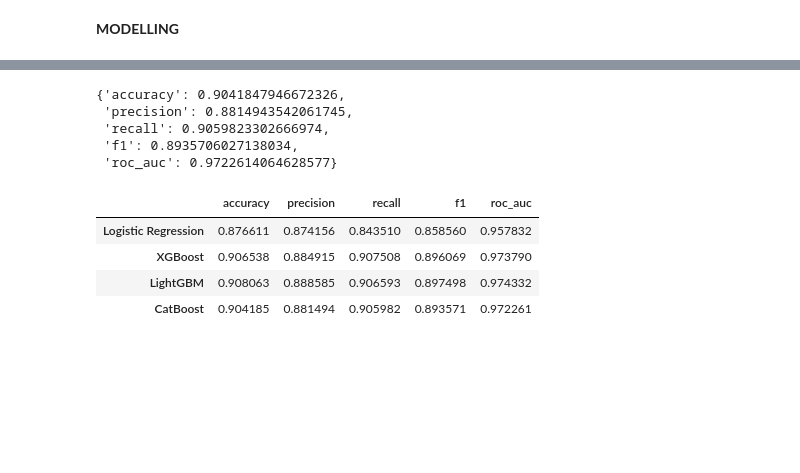
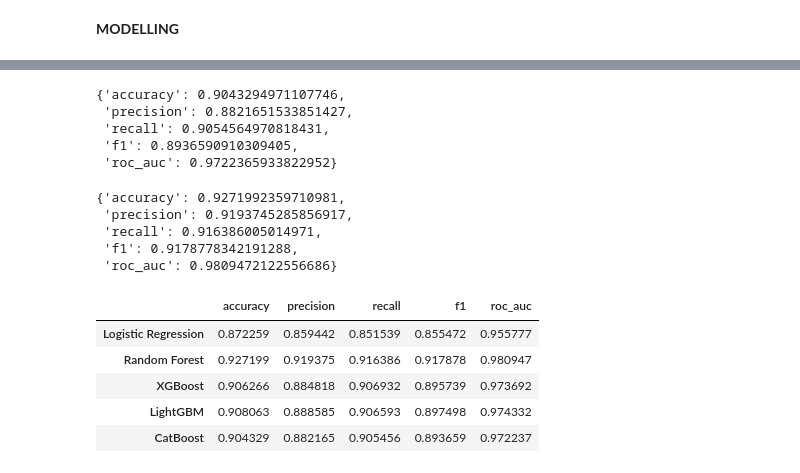
Before and after one commit to NafisNaufal/phishing-url-detection, a Jupyter notebook: week3.ipynb, the cells around one changed output, grey strips where cells are left out. Saved outputs shown, nothing was run; the diff lists cells and outputs as text; code cells hidden in the pictures; blank space fills up the shorter version.

```diff
--- a/week3.ipynb
+++ b/week3.ipynb
@@ -299,8 +333,8 @@ logreg_model = LogisticRegression(
 
 logreg_results = evaluate_model(
     logreg_model,
-    X_train,
-    X_test,
+    X_train_linear,
+    X_test_linear,
     y_train,
     y_test
 )
@@ -352,13 +388,14 @@ lgb_model = LGBMClassifier(
     subsample=0.8,
     colsample_bytree=0.8,
 
-    random_state=42
-)
+    random_state=42,
+    n_jobs=-1
+ )
 
 lgb_results = evaluate_model(
     lgb_model,
-    X_train,
-    X_test,
+    X_train_tree,
+    X_test_tree,
     y_train,
     y_test
 )
@@ -386,38 +423,66 @@ cat_model = CatBoostClassifier(
     learning_rate=0.05,
 
     random_state=42,
-    verbose=0
-)
+    verbose=0,
+    thread_count=-1
+ )
 
 cat_results = evaluate_model(
     cat_model,
-    X_train,
-    X_test,
+    X_train_tree,
+    X_test_tree,
     y_train,
     y_test
 )
 
 cat_results
 # %% [output]
-{'accuracy': 0.9041847946672326,
- 'precision': 0.8814943542061745,
- 'recall': 0.9059823302666974,
- 'f1': 0.8935706027138034,
- 'roc_auc': 0.9722614064628577}
+{'accuracy': 0.9043294971107746,
+ 'precision': 0.8821651533851427,
+ 'recall': 0.9054564970818431,
+ 'f1': 0.8936590910309405,
+ 'roc_auc': 0.9722365933822952}
+# %%
+rf_model = RandomForestClassifier(
+    n_estimators=300,
+    max_depth=None,
+    min_samples_split=2,
+    min_samples_leaf=1,
+    random_state=42,
+    n_jobs=-1
+ )
+
+rf_results = evaluate_model(
+    rf_model,
+    X_train_tree,
+    X_test_tree,
+    y_train,
+    y_test
+)
+
+rf_results
+# %% [output]
+{'accuracy': 0.9271992359710981,
+ 'precision': 0.9193745285856917,
+ 'recall': 0.916386005014971,
+ 'f1': 0.9178778342191288,
+ 'roc_auc': 0.9809472122556686}
 # %%
 results_df = pd.DataFrame({
 
     "Logistic Regression": logreg_results,
+    "Random Forest": rf_results,
     "XGBoost": xgb_results,
     "LightGBM": lgb_results,
     "CatBoost": cat_results
 
 }).T
 
 results_df
 # %% [output]
 |  | accuracy | precision | recall | f1 | roc_auc |
-| Logistic Regression | 0.876611 | 0.874156 | 0.843510 | 0.858560 | 0.957832 |
-| XGBoost | 0.906538 | 0.884915 | 0.907508 | 0.896069 | 0.973790 |
+| Logistic Regression | 0.872259 | 0.859442 | 0.851539 | 0.855472 | 0.955777 |
+| Random Forest | 0.927199 | 0.919375 | 0.916386 | 0.917878 | 0.980947 |
+| XGBoost | 0.906266 | 0.884818 | 0.906932 | 0.895739 | 0.973692 |
 | LightGBM | 0.908063 | 0.888585 | 0.906593 | 0.897498 | 0.974332 |
-| CatBoost | 0.904185 | 0.881494 | 0.905982 | 0.893571 | 0.972261 |
+| CatBoost | 0.904329 | 0.882165 | 0.905456 | 0.893659 | 0.972237 |
```
Also changed, not shown: parts of 23 cells of this notebook, 6 other files.
